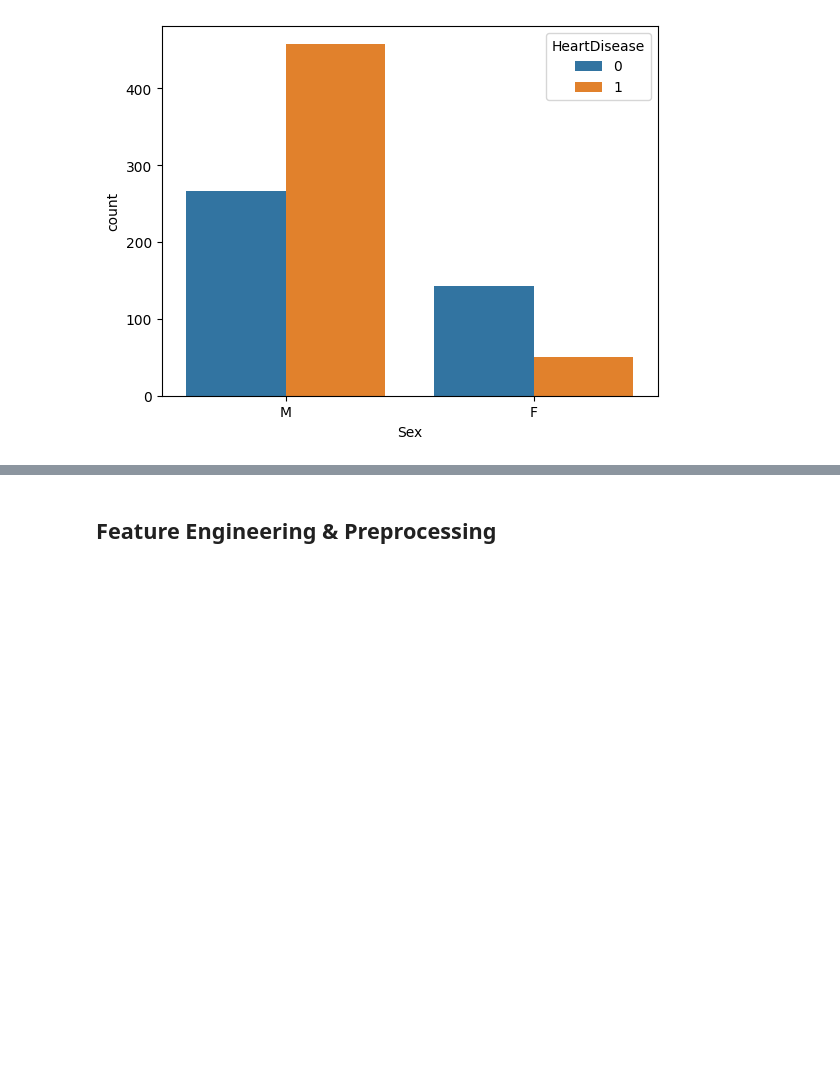
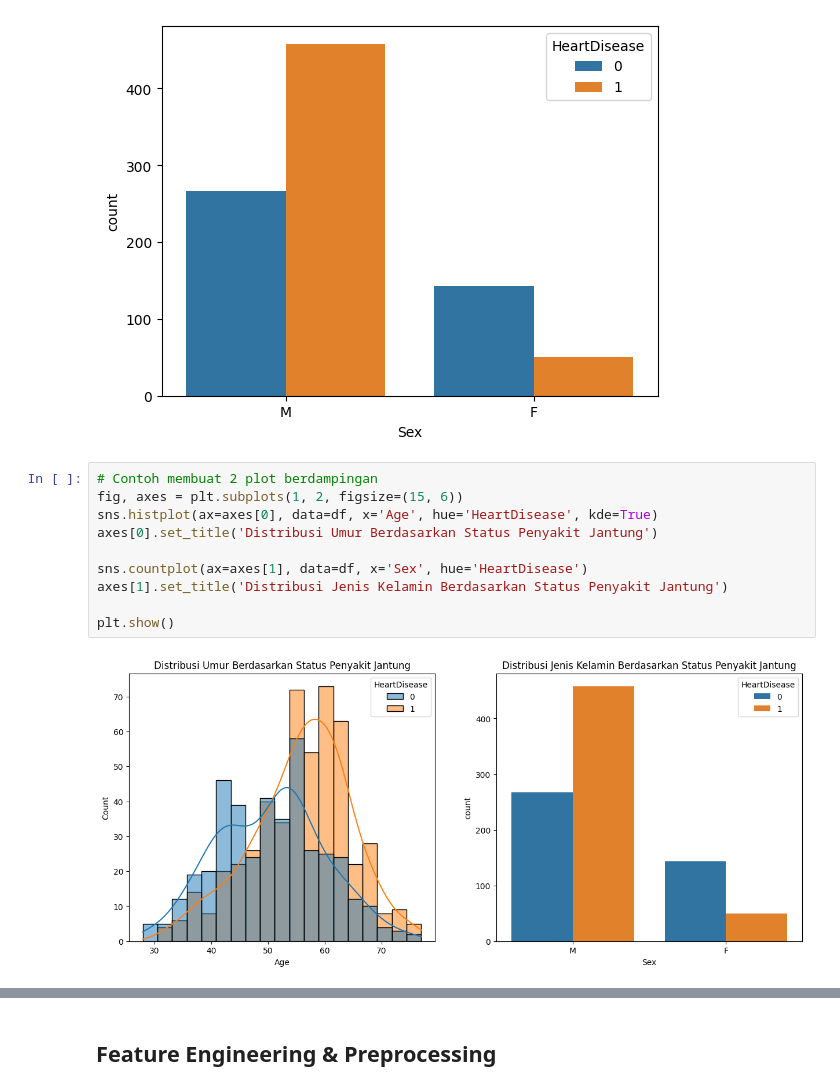
Before and after one commit to helloafterworld/data-science-no-tabi, a Jupyter notebook: Desktop/DS/01-heart_disease_dataset/heart_failure_analysis.ipynb, the cells around one changed output, grey strips where cells are left out. Saved outputs shown, nothing was run; the diff lists cells and outputs as text; blank space fills up the shorter version.

```diff
--- a/Desktop/DS/01-heart_disease_dataset/heart_failure_analysis.ipynb
+++ b/Desktop/DS/01-heart_disease_dataset/heart_failure_analysis.ipynb
@@ -97,3 +128,15 @@ sns.countplot(data=df, x='Sex', hue='HeartDisease')
 # %% [output]
 <Axes: xlabel='Sex', ylabel='count'>
 [figure]
+# %%
+# Contoh membuat 2 plot berdampingan
+fig, axes = plt.subplots(1, 2, figsize=(15, 6))
+sns.histplot(ax=axes[0], data=df, x='Age', hue='HeartDisease', kde=True)
+axes[0].set_title('Distribusi Umur Berdasarkan Status Penyakit Jantung')
+
+sns.countplot(ax=axes[1], data=df, x='Sex', hue='HeartDisease')
+axes[1].set_title('Distribusi Jenis Kelamin Berdasarkan Status Penyakit Jantung')
+
+plt.show()
+# %% [output]
+[figure, added]
```
Also changed, not shown: parts of 15 cells of this notebook, 2 other files.
